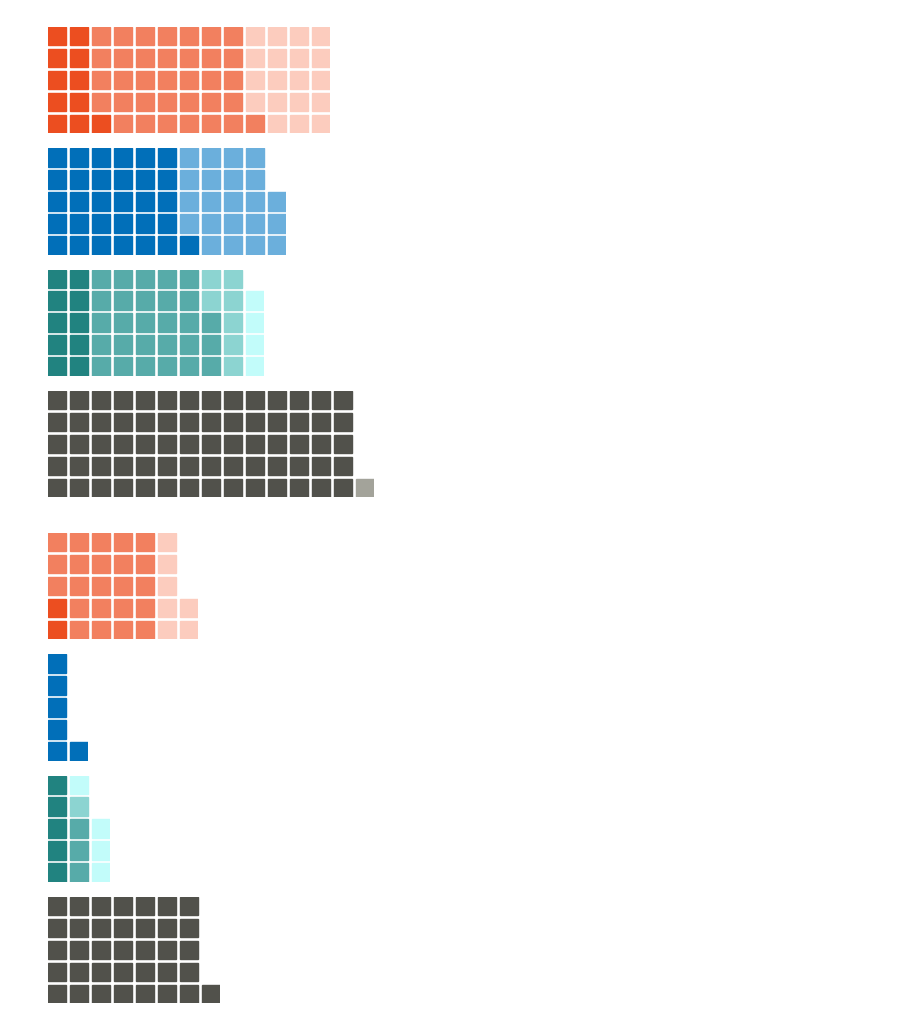
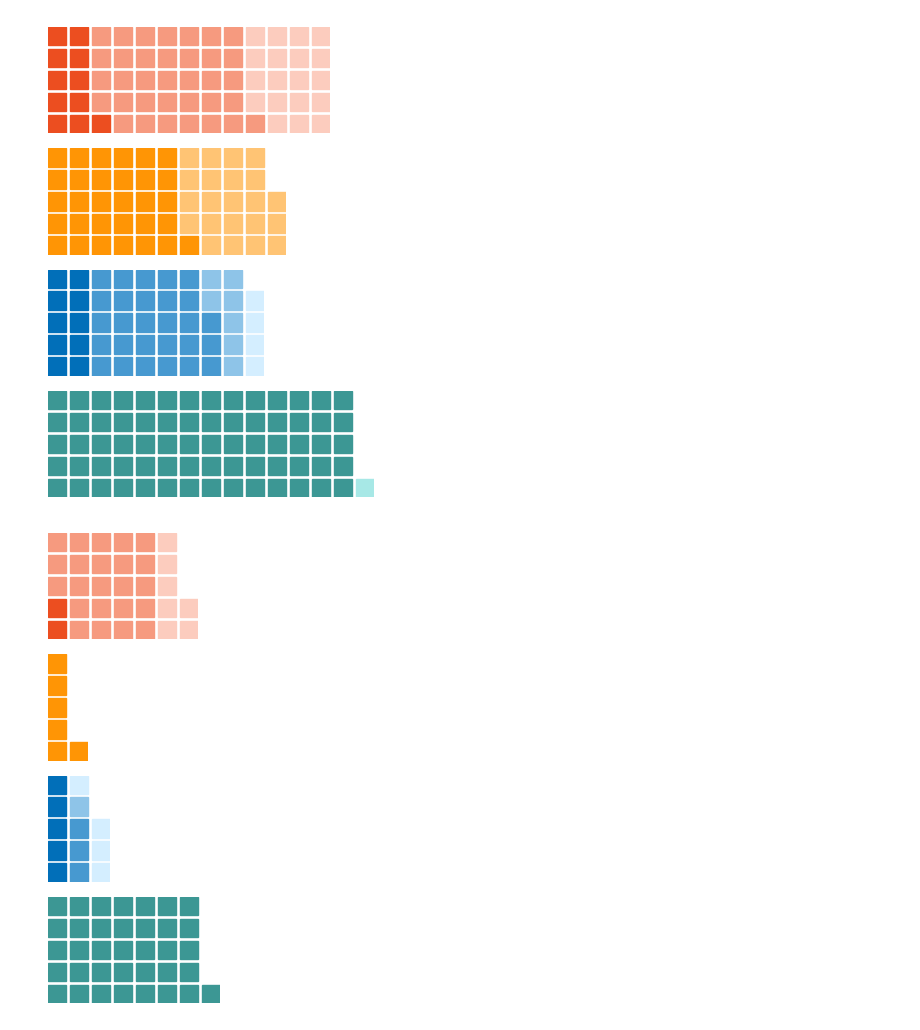
Before and after one commit to populationgenomics/talos_manuscript, a Jupyter notebook: Analyses/Jupyter_notebooks/Figure4_panel2.ipynb, the cells around one changed output. Drawn from its saved outputs; the diff is of its cells as text; code cells hidden in the pictures.

```diff
--- a/Analyses/Jupyter_notebooks/Figure4_panel2.ipynb
+++ b/Analyses/Jupyter_notebooks/Figure4_panel2.ipynb
@@ -15,17 +15,29 @@ data = pd.read_csv('../../Data/Fig4/Talos_solves_VCGS-prospective.csv', header=0
 data_combined = data.groupby(level=[0, 1]).sum()
 
 
-colors_list = ['#EC4E20',
-        '#F2805F',
-        '#FCCCBE',
-        '#016FB9',
-        '#6BAFDC',
-        '#218380',
-        '#57ABA9',
-        '#8CD4D1',
-        '#C2FCFA',
-        '#51514B',
-        '#A3A39A']
+# colors_list = ['#EC4E20',
+#         '#F2805F',
+#         '#FCCCBE',
+#         '#016FB9',
+#         '#6BAFDC',
+#         '#218380',
+#         '#57ABA9',
+#         '#8CD4D1',
+#         '#C2FCFA',
+#         '#51514B',
+#         '#A3A39A']
+
+colors_list = ['#EC4E20', #flame orginal
+        '#F69A7F', #flame light
+        '#FCCCBE', #flame lightest
+        '#FF9505', #orange original
+        '#FFC474', #orange light
+        '#016FB9', #azul original
+        '#4799D0', #azul light
+        '#8EC4E8', #azul lighter
+        '#D4EEFF', #azul lightest
+        '#3C9794', #teal light
+        '#A7E8E6'] #teal lightest
 
 #print([f"{k} ({v})" for k, v in data['New association'].items()][0:3])
 
@@ -52,34 +64,34 @@ fig = plt.figure(
             'colors': colors_list[9:12],
             #'title': {'label': 'CNV/SV', 'loc': 'left', 'fontsize': 12}
         },
     },
     rows=5,
     #colors=colors_list,
     rounding_rule='ceil',
     figsize=(5, 5)
 )
 
 # import matplotlib.patches as mpatches
 # import matplotlib.pyplot as plt
 
 # patches = []
 # for x in range(len(solve_data)):
 #     patches.append(mpatches.Patch(color=colors_list[x], label=list(solve_data.keys())[x]))
 # plt.legend(handles=patches, bbox_to_anchor=(3,2), loc="lower left")
 
 # legend1 = plt.legend(handles=patches[0:3], bbox_to_anchor=(1.5,5.7), loc="upper left")
 # legend2 = plt.legend(handles=patches[3:5], bbox_to_anchor=(1.5,4.3), loc="upper left")
 # legend3 = plt.legend(handles=patches[5:9], bbox_to_anchor=(1.5,2.8), loc="upper left")
 # legend4 = plt.legend(handles=patches[9:11], bbox_to_anchor=(1.5,1.1), loc="upper left")
 # fig.add_artist(legend1)
 # fig.add_artist(legend2)
 # fig.add_artist(legend3)
 # fig.add_artist(legend4)
 
 
 fig.savefig('../../Figures/Fig4/Fig4_panel2.png')
 # %% [output]
-[figure, old version]
+[figure, new version]
 # %%
 import pandas as pd
 import numpy as np
@@ -97,17 +109,29 @@ data = pd.read_csv('../../Data/Fig4/Talos_solves_VCGS-prospective.csv', header=0
 data_combined = data.groupby(level=[0, 1]).sum()
 
 
-colors_list = ['#EC4E20',
-        '#F2805F',
-        '#FCCCBE',
-        '#016FB9',
-        '#6BAFDC',
-        '#218380',
-        '#57ABA9',
-        '#8CD4D1',
-        '#C2FCFA',
-        '#51514B',
-        '#A3A39A']
+# colors_list = ['#EC4E20',
+#         '#F2805F',
+#         '#FCCCBE',
+#         '#016FB9',
+#         '#6BAFDC',
+#         '#218380',
+#         '#57ABA9',
+#         '#8CD4D1',
+#         '#C2FCFA',
+#         '#51514B',
+#         '#A3A39A']
+
+colors_list = ['#EC4E20', #flame orginal
+        '#F69A7F', #flame light
+        '#FCCCBE', #flame lightest
+        '#FF9505', #orange original
+        '#FFC474', #orange light
+        '#016FB9', #azul original
+        '#4799D0', #azul light
+        '#8EC4E8', #azul lighter
+        '#D4EEFF', #azul lightest
+        '#3C9794', #teal light
+        '#A7E8E6'] #teal lightest
 
 #print([f"{k} ({v})" for k, v in data['New association'].items()][0:3])
 
@@ -145,7 +169,7 @@ fig = plt.figure(
 
 fig.savefig('../../Figures/Fig4/Fig4_panel2_NDD.png')
 # %% [output]
-[figure, old version]
+[figure, new version]
 # %%
 import pandas as pd
 import numpy as np
```
Also changed, not shown: parts of 3 cells of this notebook, 1 other file.
